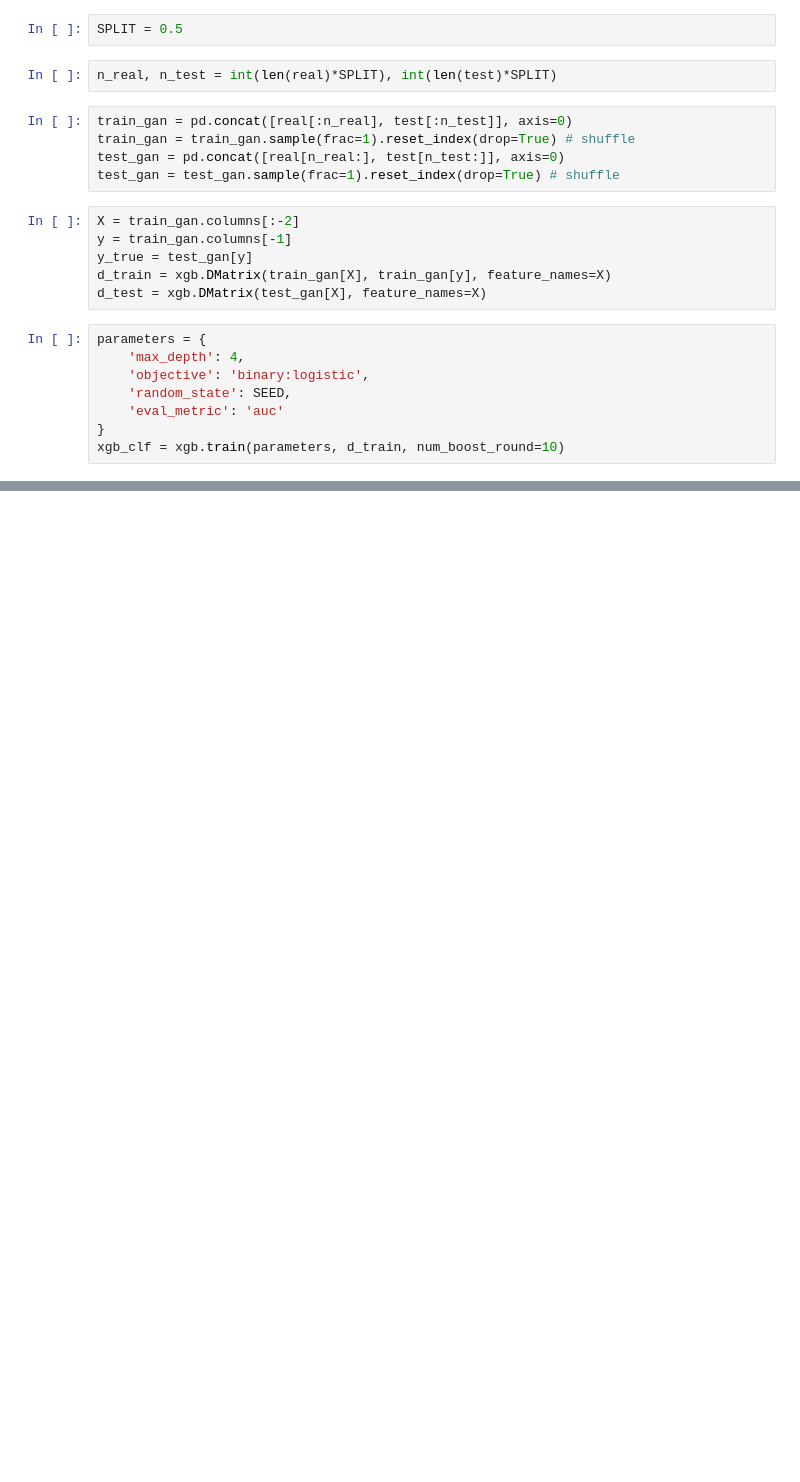
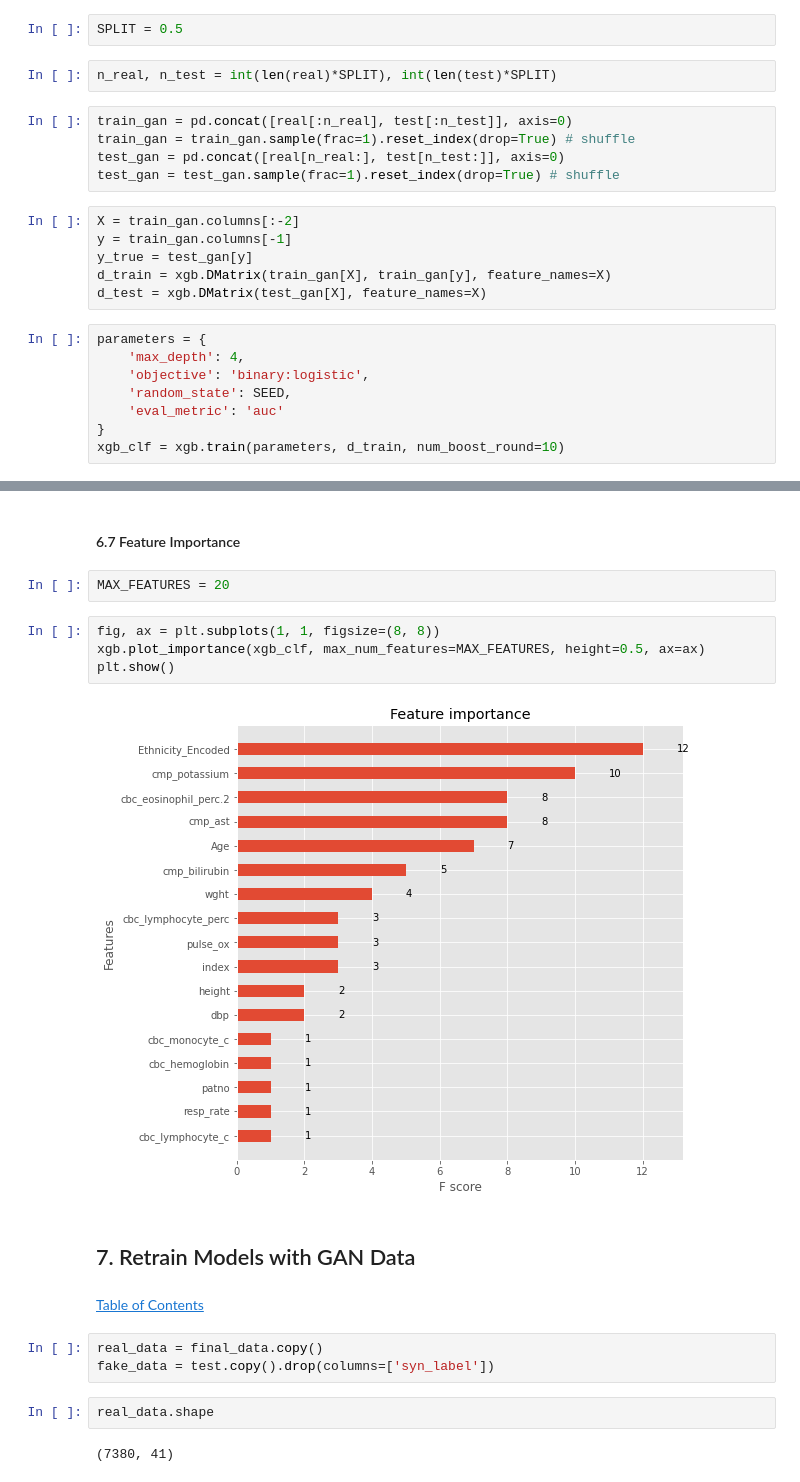
Before and after one commit to iainmuir6/Machine-Learning-with-Coronavirus-Data, a Jupyter notebook: ml_covid_research_w2.ipynb, the cells around one changed output, grey strips where cells are left out. Saved outputs shown, nothing was run; the diff lists cells and outputs as text; blank space fills up the shorter version.

```diff
--- a/ml_covid_research_w2.ipynb
+++ b/ml_covid_research_w2.ipynb
@@ -1449,0 +1568,21 @@ F1: 99.76%
+# %% [markdown]
+#### 6.7 Feature Importance <a class="anchor" id="importance"></a>
+# %%
+MAX_FEATURES = 20
+# %%
+fig, ax = plt.subplots(1, 1, figsize=(8, 8))
+xgb.plot_importance(xgb_clf, max_num_features=MAX_FEATURES, height=0.5, ax=ax)
+plt.show()
+# %% [output]
+[figure, added]
+# %% [markdown]
+## 7. Retrain Models with GAN Data <a class="anchor" id="retrain"></a>
+# %% [markdown]
+[Table of Contents](#toc)
+# %%
+real_data = final_data.copy()
+fake_data = test.copy().drop(columns=['syn_label'])
+# %%
+real_data.shape
+# %% [output]
+(7380, 41)
```
Also changed, not shown: parts of 65 cells of this notebook.
